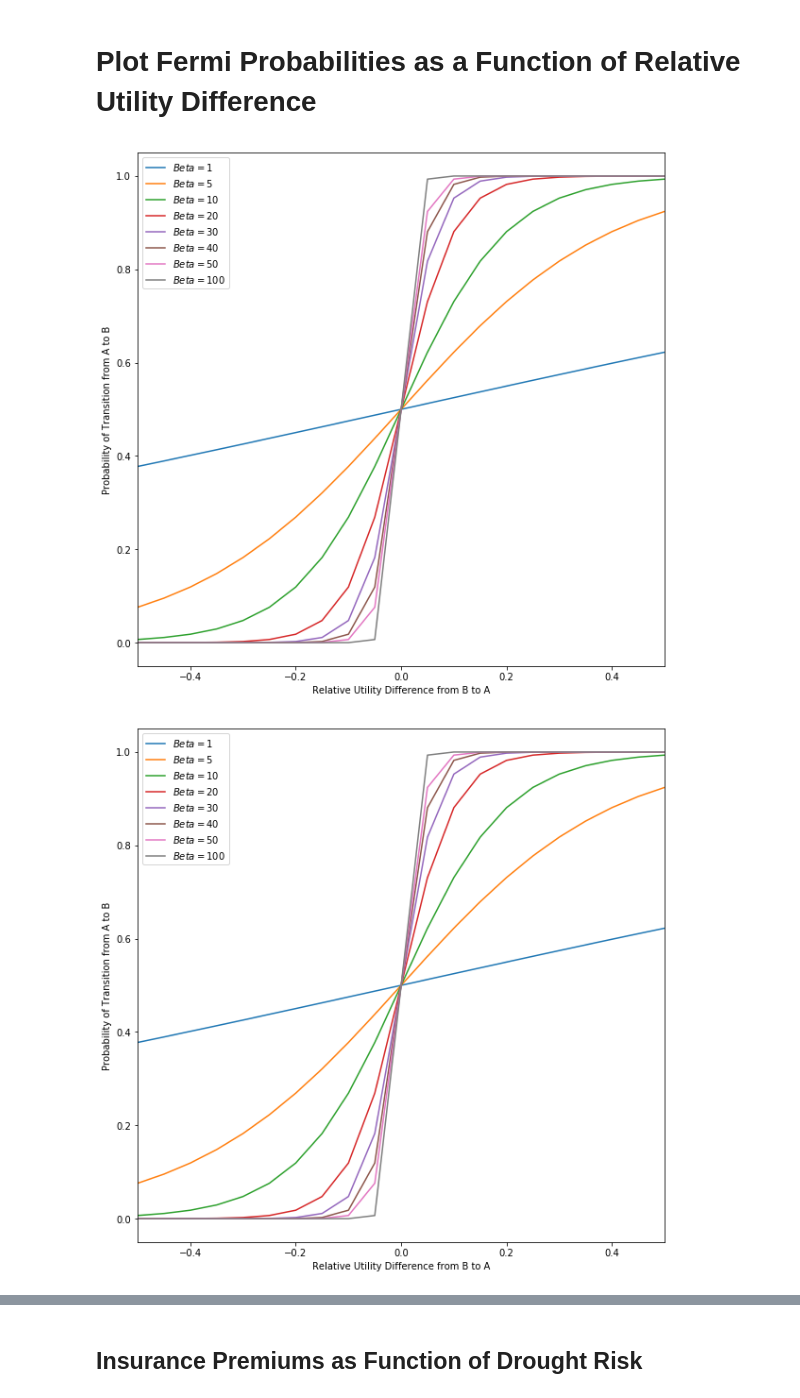
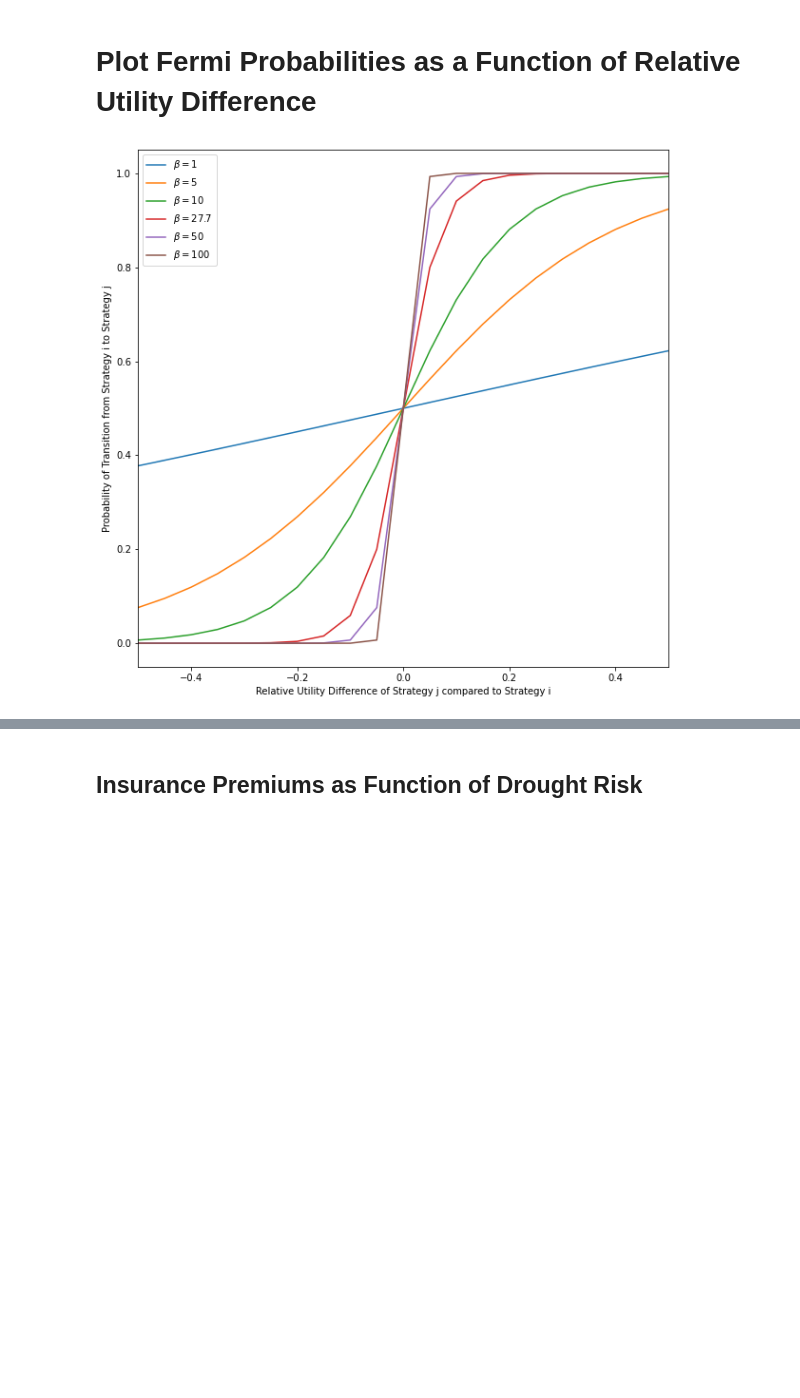
Before and after one commit to nchoquettelevy/FarmerGameTheorySimulation, a Jupyter notebook: RiskTransferSimulations_v6.ipynb, the cells around one changed output, grey strips where cells are left out. Saved outputs shown, nothing was run; the diff lists cells and outputs as text; code cells hidden in the pictures; blank space fills up the shorter version.

```diff
--- a/RiskTransferSimulations_v6.ipynb
+++ b/RiskTransferSimulations_v6.ipynb
@@ -2421,7 +2424,7 @@ plt.show()
 # %%
 #Check that correlation is working correctly
 t1_start = process_time()
-mono_strategies = ['Farm', 'Farm+Share', 'Farm+Ins', 'Farm+Share+Ins']
+mono_strategies = ['FarmMigrate', 'FarmMigrate+Share', 'FarmMigrate+Ins', 'FarmMigrate+Share+Ins']
 random.seed(9)
 
 #Setting overall parameters
@@ -2432,7 +2435,7 @@ scenario_drought = []
 
 rho_array = np.linspace(0.0, 0.2, 11)
 print(rho_array)
-p_drought = 0.6
+p_drought = 0.2
 p_avg = np.zeros(len(rho_array))
 for r in range(len(rho_array)):
     print(r)
@@ -2519,11 +2511,11 @@ strategy_names = ['Farm', 'FarmMigrate', 'Farm+Share', 'FarmMigrate+Share', 'Far
 #Setting overall parameters
 simulations = 1000
 households = 100
-#mono_strategies = ['FarmMigrate', 'FarmMigrate+Share', 'FarmMigrate+Ins', 'FarmMigrate+Share+Ins']
-mono_strategies = ['Farm', 'Farm+Share', 'Farm+Ins', 'Farm+Share+Ins']
+mono_strategies = ['FarmMigrate', 'FarmMigrate+Share', 'FarmMigrate+Ins', 'FarmMigrate+Share+Ins']
+#mono_strategies = ['Farm', 'Farm+Share', 'Farm+Ins', 'Farm+Share+Ins']
 
 #risk_levels = {'Low': [0.2, 0.1], 'Medium': [0.35, 0.017], 'High': [0.5, 0.6]}
-risk_levels = {'Low': [0.2, 0.00]} #rho = 0.0045 is the ex ante correlation that yields ex post correlation of 0.35 if p = 0.35; #0.01 for p = 0.6
+risk_levels = {'Medium': [0.35, 0.0045]} #rho = 0.0045 is the ex ante correlation that yields ex post correlation of 0.35 if p = 0.35; #0.01 for p = 0.6
 
 scenario_incomes = {key : [] for key in mono_strategies}
 scenario_drought = []
@@ -2614,7 +2606,7 @@ for r in risk_levels:
         scenario_incomes[m].append(household_incomes)
 
 
-np.save('EconomicOutcomes_NoMigrate.npy', scenario_incomes)
+np.save('EconomicOutcomes.npy', scenario_incomes)
 np.save('DroughtStatus.npy', drought_status)
 t1_stop = process_time()
 print('Elapsed Time:', (t1_stop - t1_start) / 60)
@@ -2859,0 +2855,9 @@ plt.savefig('StrategyPayoffDecomposition_Losses_LowRisk.png', bbox_inches='tight
+# %%
+#T-test
+
+baseline = sim_cvar['FarmMigrate+Ins'][0]
+test = sim_cvar['FarmMigrate+Share+Ins'][0]
+
+print(baseline)
+print(test)
+scipy.stats.ttest_ind(baseline, test, alternative='two-sided')
@@ -2865,7 +2888,7 @@ norm_std = {key:[] for key in mono_strategies}
 norm_loss = {key:[] for key in mono_strategies}
 data = {key:[] for key in mono_strategies}
 
-normindices = [norm_income, norm_std, norm_cvar]
+normindices = [norm_income, norm_std, norm_loss]
 metrics = [hh_avg, hh_std, sim_cvar]
 
 for norm, item in zip(normindices, metrics):
@@ -2896,6 +2919,6 @@ ax1.set_xticklabels(['Household Income', 'Household Std Dev','HH Conditional VaR
 ax1.set_ylabel('Ratio to FarmMigrate Strategy', fontsize=20)
 plt.axhline(1, ls='--', color='black')
 plt.yticks(fontsize=18)
-#plt.show()
-plt.savefig('RatioDecomposition_LowRisk.png', bbox_inches='tight')
+plt.show()
+#plt.savefig('RatioDecomposition_LowRisk.png', bbox_inches='tight')
 # %% [output]
@@ -3310,28 +3333,27 @@ def fermi_prob(rel_utility_gap, sel_strength):
     return transition_probability
 # %%
 #Generate Plot of probability vs. utility gap
-sel_strength = [1, 5, 10, 20, 30, 40, 50, 100]
+sel_strength = [1, 5, 10, 27.7, 50, 100]
 utility_gaps = np.linspace(-1, 1, 41)
 trans_prob = np.zeros((len(sel_strength), len(utility_gaps)))
 
 for j, value in enumerate(sel_strength):
     for i in range(len(utility_gaps)):
         trans_prob[j, i] = fermi_prob(utility_gaps[i], value)
 
 
 f, ax1 = plt.subplots(figsize=[10,10])
 
 for k, item in enumerate(sel_strength):
-    ax1.plot(utility_gaps, trans_prob[k], label = '$Beta = $' + str(item))
+    ax1.plot(utility_gaps, trans_prob[k], label = r'$\beta = $' + str(item))
 
-ax1.set_xlabel('Relative Utility Difference from B to A')
-ax1.set_ylabel('Probability of Transition from A to B')
+ax1.set_xlabel('Relative Utility Difference of Strategy j compared to Strategy i')
+ax1.set_ylabel('Probability of Transition from Strategy i to Strategy j')
 ax1.set_xlim([-0.5, 0.5])
 
 plt.legend()
-plt.show()
+#plt.show()
 
-#plt.savefig('Logisticfunction_Betasens.png', bbox_inches='tight')
+plt.savefig('Logisticfunction_Betasens.png', bbox_inches='tight')
 # %% [output]
-[figure, old version]
+[figure, new version]
-[figure, removed]
```
Also changed, not shown: parts of 18 cells of this notebook, 4 other files.
